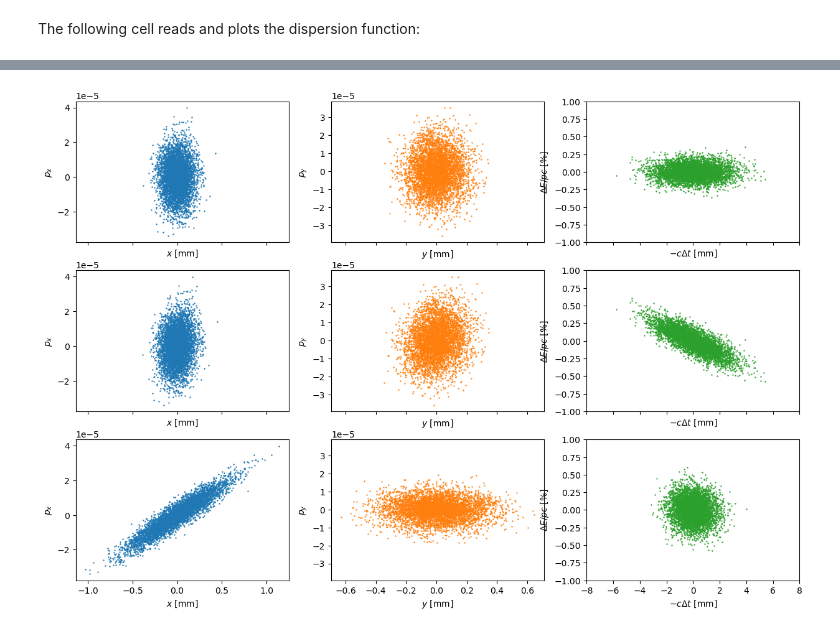
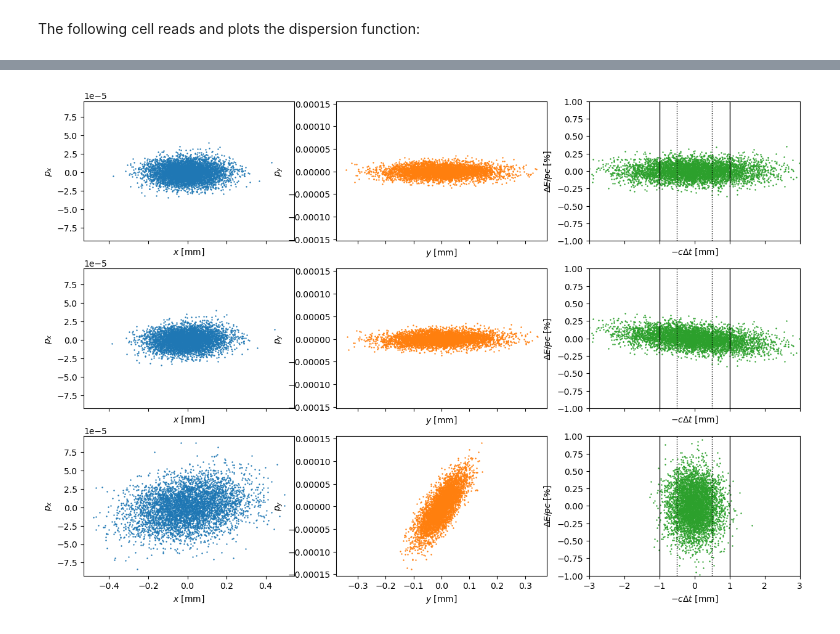
Before and after one commit to sebastiankalos/JAI_project, a Jupyter notebook: bunch_compressor.ipynb, the cells around one changed output, grey strips where cells are left out. Drawn from its saved outputs; the diff is of its cells as text; code cells hidden in the pictures.

```diff
--- a/bunch_compressor.ipynb
+++ b/bunch_compressor.ipynb
@@ -10,7 +10,8 @@ from matplotlib.patches import Rectangle
 the following cell reads a MADX output file, and stores the information (start to end of the beamline, element by element) in a dataframe:
 # %%
 #open output file and read line by line, store each line as a string in a list
-filename = "madx_scripts/BC.out"
+#filename = "madx_scripts/BC.out"
+filename="madx_scripts/positron_transfer_line/BC.out"
 copy_lines=[]
 with open(filename) as f: #open and read the file
     lines = f.readlines() #read all lines
@@ -19,7 +20,7 @@ for line in lines: # split into individual lines and iterate over them
     copy_lines.append(split_line) # append into a final 2D array [lines, words]
 
 #just declaring a list for each column
-name,type,s,L,betx,alfx,Dx,bety,alfy,Dy,angle,K1L = [],[],[],[],[],[],[],[],[],[],[],[]
+name,type,s,L,betx,alfx,Dx,bety,alfy,Dy,angle,K1L,dDx = [],[],[],[],[],[],[],[],[],[],[],[],[]
 
 for i in range(52,len(copy_lines)-1): #iterate over lines, start at 53rd line (the first relevant one)
     line = copy_lines[i]
@@ -35,6 +36,7 @@ for i in range(52,len(copy_lines)-1): #iterate over lines, start at 53rd line (t
     Dy.append(float(line[9])) # vertical dispersion
     angle.append(float(line[10])) # angular positioning of the element (radians) with respect to the tangent (aka relative, not absolute)
     K1L.append(float(line[11])) # integrated gradient of a quadrupole
+    dDx.append(float(line[12])) # derivative of horizontal dispersion
 
 #create a dataframe that will contain all important info - name of place in an LHC sequence, beta functions, phases, fields, etc.
 d_transfer = {'name': name, 'type':type, 's': s, 'L':L, 'BETX': betx, 'ALFX':alfx, 'DX': Dx, 'BETY': bety, 'ALFY':alfy, 'DY': Dy, 'ANGLE':angle}
@@ -53,7 +55,7 @@ The following cell goes over the output file, and plots a 2D scheme of the syste
 fig, ax = plt.subplots(figsize=(12, 8))
 angle_tot=0 #cumulative total angle, needs to add up to 2pi after one turn
 x_global,y_global=0,0 #global position in lab frame (not courant-snyder)
-elem_width = 2 #width of an element for plotting in 2D
+elem_width = 1 #width of an element for plotting in 2D
 beam_width = 0.1
 for type_,s_,L_,K1L_,angle_ in zip(type,s,L,K1L,angle): #for each element, plot a rectangular patch in lab frame
     x=x_global #update local coordinate
@@ -63,21 +65,24 @@ for type_,s_,L_,K1L_,angle_ in zip(type,s,L,K1L,angle): #for each element, plot
             ax.add_patch(Rectangle((x, y-elem_width/2), L_, elem_width,angle=180*angle_tot/np.pi,color='blue'))
         else: #if focusing
             ax.add_patch(Rectangle((x, y-elem_width/2), L_, elem_width,angle=180*angle_tot/np.pi,color='red'))
+        plt.text(x,y+0.6*elem_width,s=r"$K_1$="+str(round(K1L_/L_,3)))
     elif 'RFCAVITY' in type_:
         ax.add_patch(Rectangle((x, y-elem_width/2), L_, elem_width,angle=180*angle_tot/np.pi,color='purple'))
     elif 'RBEND' in type_:
        ax.add_patch(Rectangle((x, y), L_, elem_width/2,angle=180*(angle_tot+angle_)/np.pi,color='yellow')) #left dipole patch
        ax.add_patch(Rectangle((x, y), L_, -elem_width/2,angle=180*(angle_tot+angle_)/np.pi,color='yellow')) #right dipole patch
+       plt.text(x,y-0.8*elem_width,s=r"$\theta$="+str(round(angle_*180/np.pi,2))+r"$^o$")
     elif 'SEXTUPOLE' in type_:
         ax.add_patch(Rectangle((x, y-elem_width/2), L_, elem_width,angle=180*angle_tot/np.pi,color='green'))
-    #ax.add_patch(Rectangle((x, y-beam_width/2), L_, beam_width,angle=180*angle_tot/np.pi,color='black'))
+    #elif 'DRIFT' in type_:
+    #    ax.add_patch(Rectangle((x, y-elem_width/2), L_, elem_width,angle=180*angle_tot/np.pi,color='black'))
     x_global+=L_*np.cos((angle_tot+angle_))#update global (starting) position for the next element
     y_global+=L_*np.sin((angle_tot+angle_))
     plt.plot([x,x_global],[y,y_global],color='black') #draw a line for the beam
     angle_tot += angle_ #update cumulative angle (in radians)
 
-#plt.xlim(-270,-245)
-#plt.ylim(-2,6)
+plt.xlim(-1,25)
+plt.ylim(-2,2)
 plt.xlabel('X [m]')
 plt.ylabel('Y [m]')
 ax = plt.gca() #handle needed to fix aspect ratio of the plot (to preserve angles!)
@@ -127,5 +117,5 @@ Text(0, 0.5, 'Alfa')
 # %%
-filename = "madx_scripts/tracking_data/BC_track.outone"
+filename = "madx_scripts/positron_transfer_line/tracking_data/BC_track.outone"
 copy_lines=[]
 with open(filename) as f: #open and read the file
     lines = f.readlines()
@@ -169,32 +159,38 @@ for i in range(52,len(copy_lines)-1): #53rd line in the file is the first releva
 fig, ax = plt.subplots(nrows=3, ncols=3,figsize=(15,10),sharex='col',sharey='col')
 m_s=0.5 #markersize andle
 x_color = 'tab:blue'
 y_color = 'tab:orange'
 t_color = 'tab:green'
 
 ax[0,0].scatter(x_0*1e3,px_0,s=m_s,color=x_color)
 ax[1,0].scatter(x*1e3,px,s=m_s,color=x_color)
 ax[2,0].scatter(x_e*1e3,px_e,s=m_s,color=x_color)
 
 ax[0,1].scatter(y_0*1e3,py_0,s=m_s,color=y_color)
 ax[1,1].scatter(y*1e3,py,s=m_s,color=y_color)
 ax[2,1].scatter(y_e*1e3,py_e,s=m_s,color=y_color)
 
 ax[0,2].scatter(T_0*1e3,PT_0*100,s=m_s,color=t_color)
 ax[1,2].scatter(T*1e3,PT*100,s=m_s,color=t_color)
 ax[2,2].scatter(T_e*1e3,PT_e*100,s=m_s,color=t_color)
 
-ax[0,2].set_xlim(-8,8)
+ax[0,2].set_xlim(-3,3)
 ax[0,2].set_ylim(-1,1)
+
+for i in range(3):
+    ax[i,2].axvline(x=-1,color='black',linewidth=1)
+    ax[i,2].axvline(x=1,color='black',linewidth=1)
+    ax[i,2].axvline(x=-0.5,color='black',linewidth=1,linestyle='dotted')
+    ax[i,2].axvline(x=0.5,color='black',linewidth=1,linestyle='dotted')
 
 for i in range(3):
     ax[i,0].set_xlabel(r"$x$ [mm]")
     ax[i,0].set_ylabel(r"$p_x$")
     ax[i,1].set_xlabel(r"$y$ [mm]")
     ax[i,1].set_ylabel(r"$p_y$")
     ax[i,2].set_xlabel(r"$-c\Delta t$ [mm]")
     ax[i,2].set_ylabel(r"$\Delta E/pc$ [%]")
 
 plt.savefig('jupyter_plots/phase_space_tracking.jpg', bbox_inches='tight')
 # %% [output]
-[figure, old version]
+[figure, new version]
```
Also changed, not shown: parts of 14 cells of this notebook, 42 other files.
